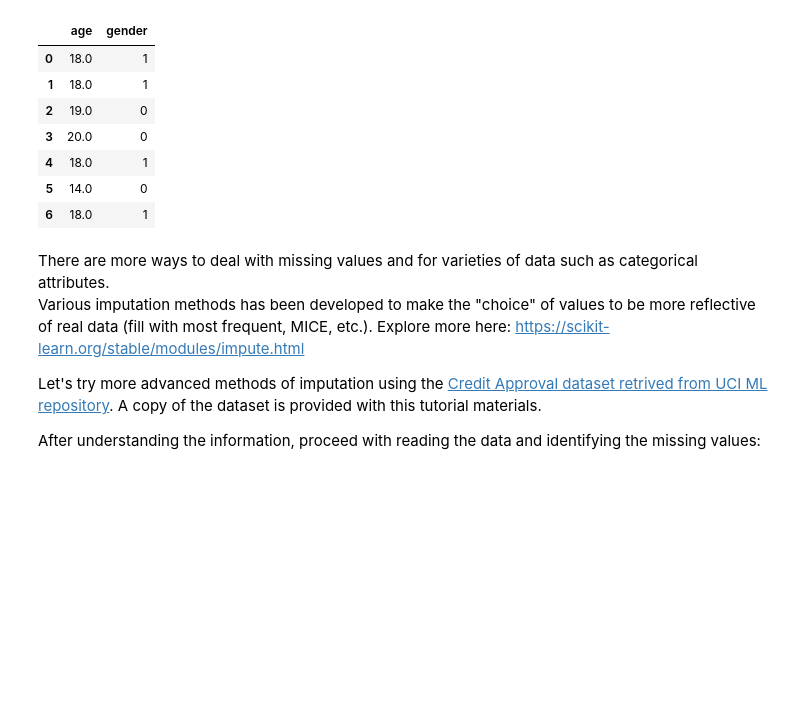
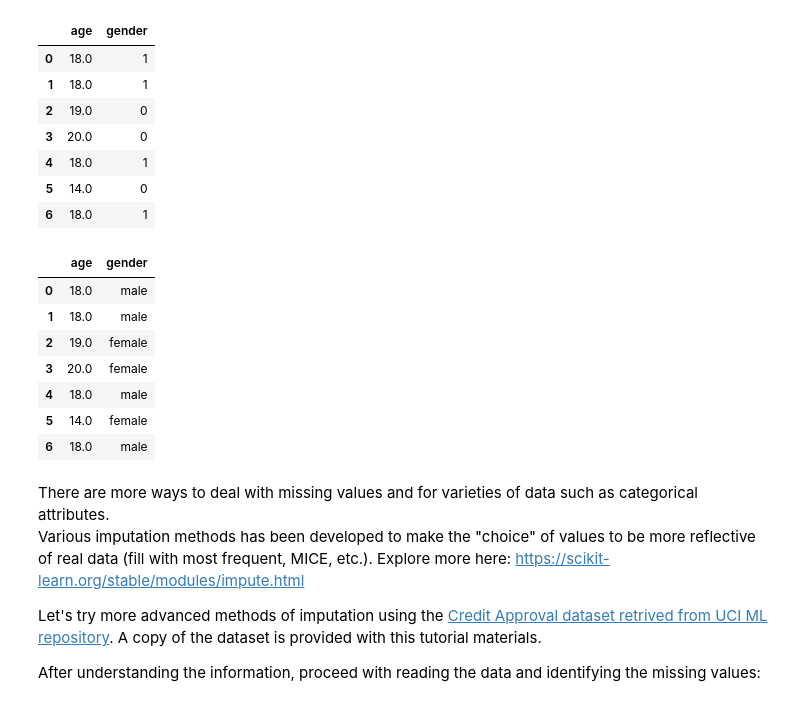
Before and after one commit to waiee/Data-Science--Revision-Gallery-, a Jupyter notebook: Data Mining/lab/Tutorial 3/DataPrep_Part1.ipynb, the cells around one changed output. Drawn from its saved outputs; the diff is of its cells as text; code cells hidden in the pictures; blank space fills up the shorter version.

```diff
--- a/Data Mining/lab/Tutorial 3/DataPrep_Part1.ipynb
+++ b/Data Mining/lab/Tutorial 3/DataPrep_Part1.ipynb
@@ -99,9 +99,19 @@ df2
 # %%
 # create a copy of df and name it df3, then fill NA with median of each feature
 # hint: use relevant function to extract the needed statistical measure
-# df3 = df.copy()
-# median = df.median(1)
-# df3.fillna(median)
+
+df3 = df.copy()
+df3['age'].fillna(df3['age'].median(), inplace=True)
+df3
+# %% [output]
+|  | age | gender |
+| 0 | 18.0 | male |
+| 1 | 18.0 | male |
+| 2 | 19.0 | female |
+| 3 | 20.0 | female |
+| 4 | 18.0 | male |
+| 5 | 14.0 | female |
+| 6 | 18.0 | male |
 # %% [markdown]
 There are more ways to deal with missing values and for varieties of data such as categorical attributes. <br>
 Various imputation methods has been developed to make the "choice" of values to be more reflective of real data (fill with most frequent, MICE, etc.).
```
